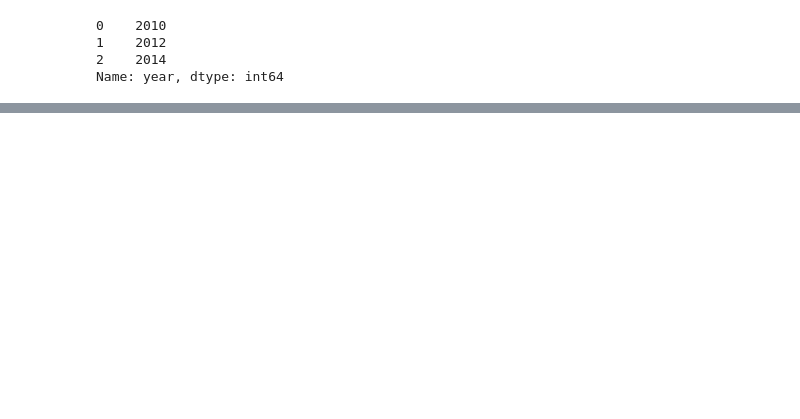
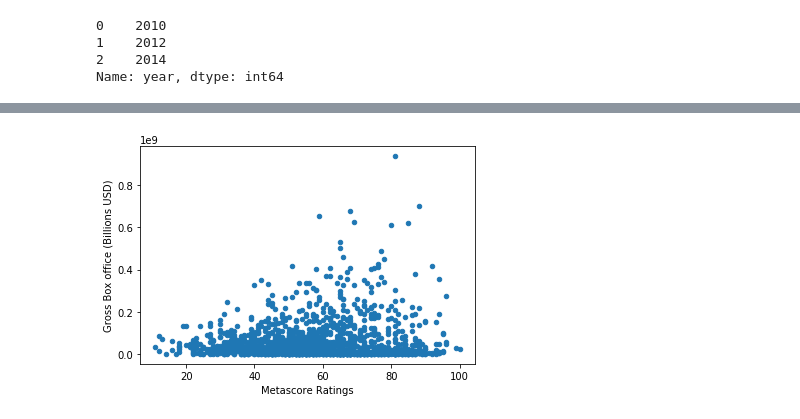
Before and after one commit to alexzlue/DataWrangling-and-Webscraping, a Jupyter notebook: Assignment 5A/Assignment 5A.2.ipynb, the cells around one changed output, grey strips where cells are left out. Drawn from its saved outputs; the diff is of its cells as text; code cells hidden in the pictures; blank space fills up the shorter version.

```diff
--- a/Assignment 5A/Assignment 5A.2.ipynb
+++ b/Assignment 5A/Assignment 5A.2.ipynb
@@ -317,0 +380,12 @@ movie_ratings.to_csv('movie_ratings.csv')
+# %%
+# The same as the previous but with Metascore instead
+# plt.close('all')
+
+meta_ratings_plt = movie_ratings.plot.scatter(x='metascore', y='gross (usd)')
+meta_ratings_plt.set_xlabel("Metascore Ratings")
+meta_ratings_plt.set_ylabel("Gross Box office (Billions USD)")
+
+meta_ratings_plot = meta_ratings_plt.get_figure()
+meta_ratings_plot.savefig('metascore_ratings_plot.jpg')
+# %% [output]
+[figure, added]
```
Also changed, not shown: parts of 12 cells of this notebook, 5 other files.
